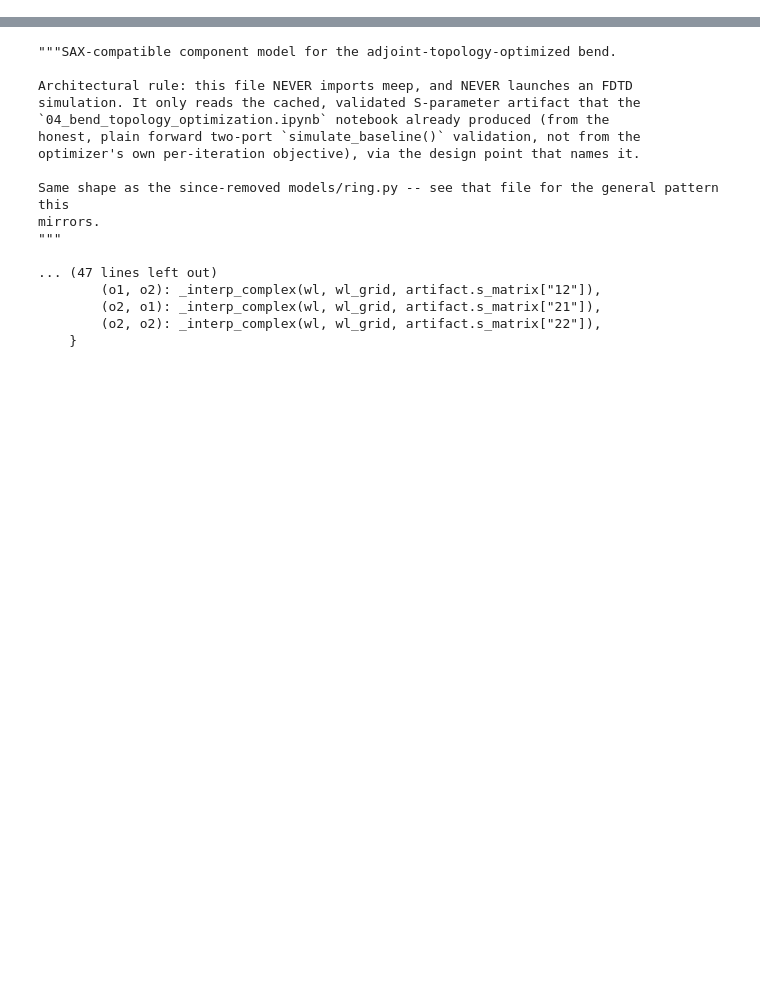
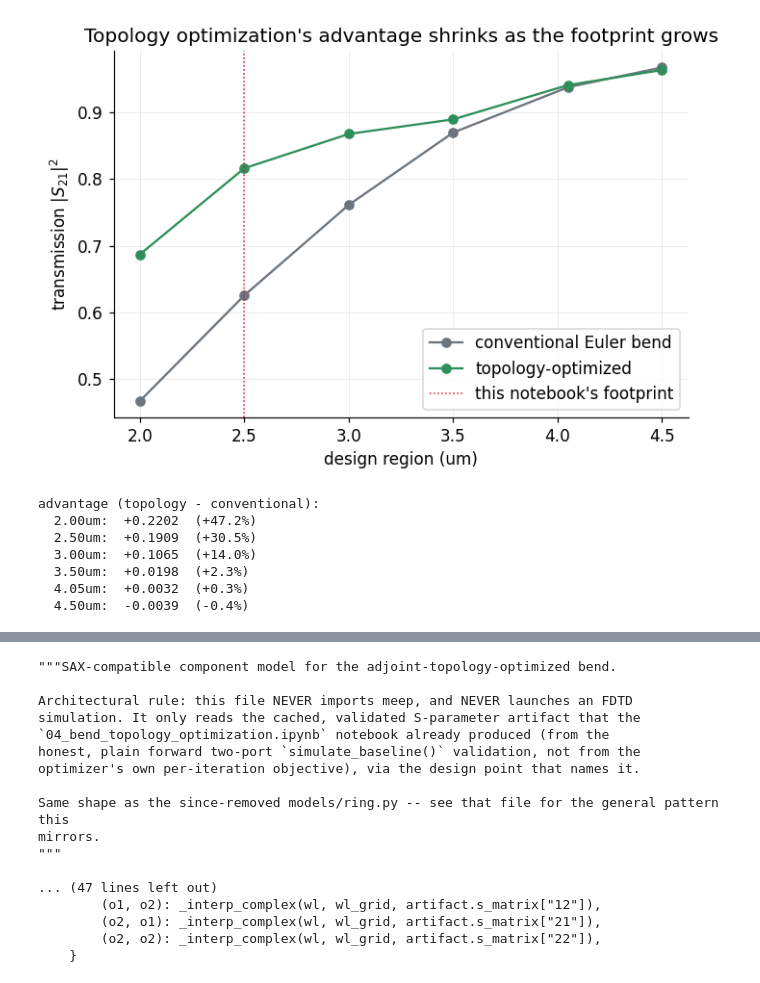
Before and after one commit to ykawaguchi-photonics/photonics-simulation-toolkit, a Jupyter notebook: notebooks/04_bend_topology_optimization.ipynb, the cells around one changed output, grey strips where cells are left out. Drawn from its saved outputs; the diff is of its cells as text; code cells hidden in the pictures; blank space fills up the shorter version.

```diff
--- a/notebooks/04_bend_topology_optimization.ipynb
+++ b/notebooks/04_bend_topology_optimization.ipynb
@@ -345,0 +118,28 @@ Section 8's independently-measured S-parameters, not this per-iteration curve.
+# %%
+region_um = [2.00, 2.50, 3.00, 3.50, 4.05, 4.50]
+conventional = [0.4668, 0.6254, 0.7613, 0.8699, 0.9380, 0.9677]
+topology_opt = [0.6870, 0.8163, 0.8678, 0.8897, 0.9412, 0.9638]
+
+fig, ax = plt.subplots(figsize=(7, 4.5))
+ax.plot(region_um, conventional, "-o", color=style.COLOR_REFERENCE, label="conventional Euler bend")
+ax.plot(region_um, topology_opt, "-o", color=style.COLOR_SEAGREEN, label="topology-optimized")
+ax.axvline(params["design_region_x_um"], color=style.COLOR_ANNOTATION, linestyle=":", linewidth=1,
+           label="this notebook's footprint")
+ax.set_xlabel("design region (um)")
+ax.set_ylabel(r"transmission $|S_{21}|^2$")
+ax.set_title("Topology optimization's advantage shrinks as the footprint grows")
+ax.legend()
+plt.show()
+
+print("advantage (topology - conventional):")
+for r, c, t in zip(region_um, conventional, topology_opt):
+    print(f"  {r:.2f}um:  {t-c:+.4f}  ({100*(t-c)/c:+.1f}%)")
+# %% [output]
+[figure, added]
+advantage (topology - conventional):
+  2.00um:  +0.2202  (+47.2%)
+  2.50um:  +0.1909  (+30.5%)
+  3.00um:  +0.1065  (+14.0%)
+  3.50um:  +0.0198  (+2.3%)
+  4.05um:  +0.0032  (+0.3%)
+  4.50um:  -0.0039  (-0.4%)
```
Also changed, not shown: parts of 63 cells of this notebook, 21 other files.
